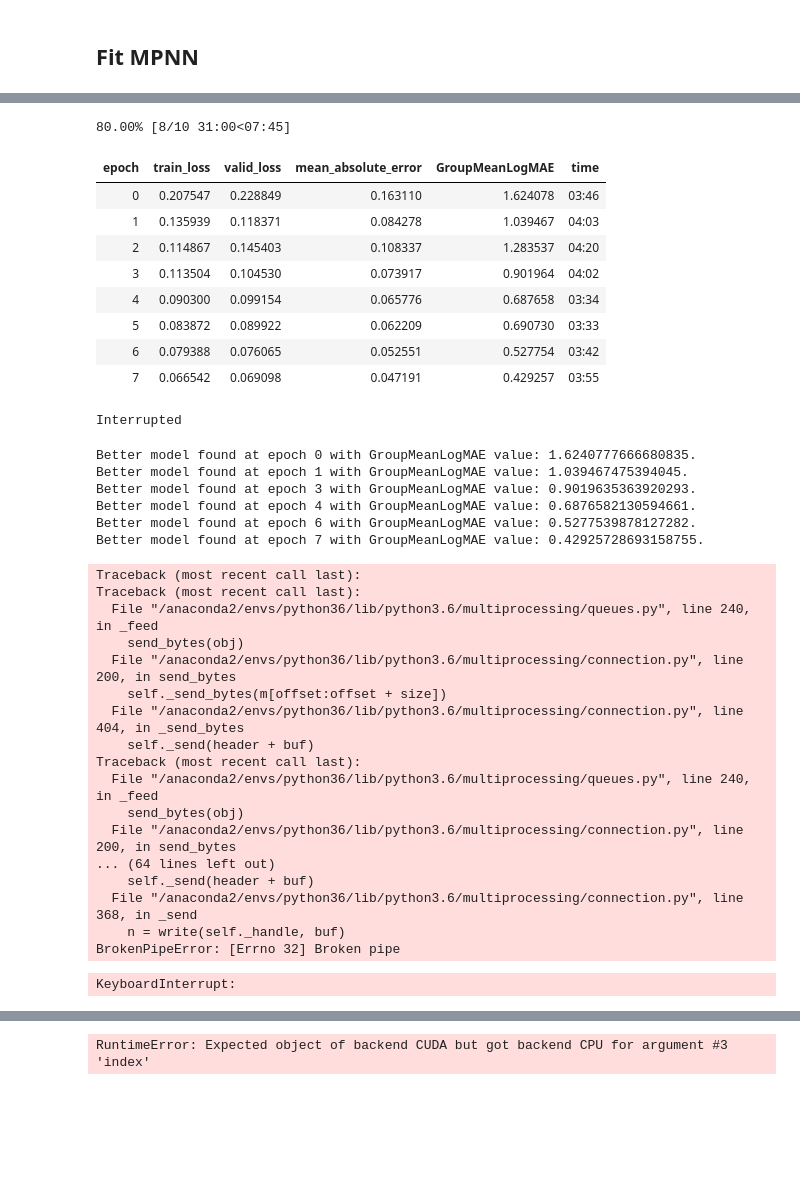
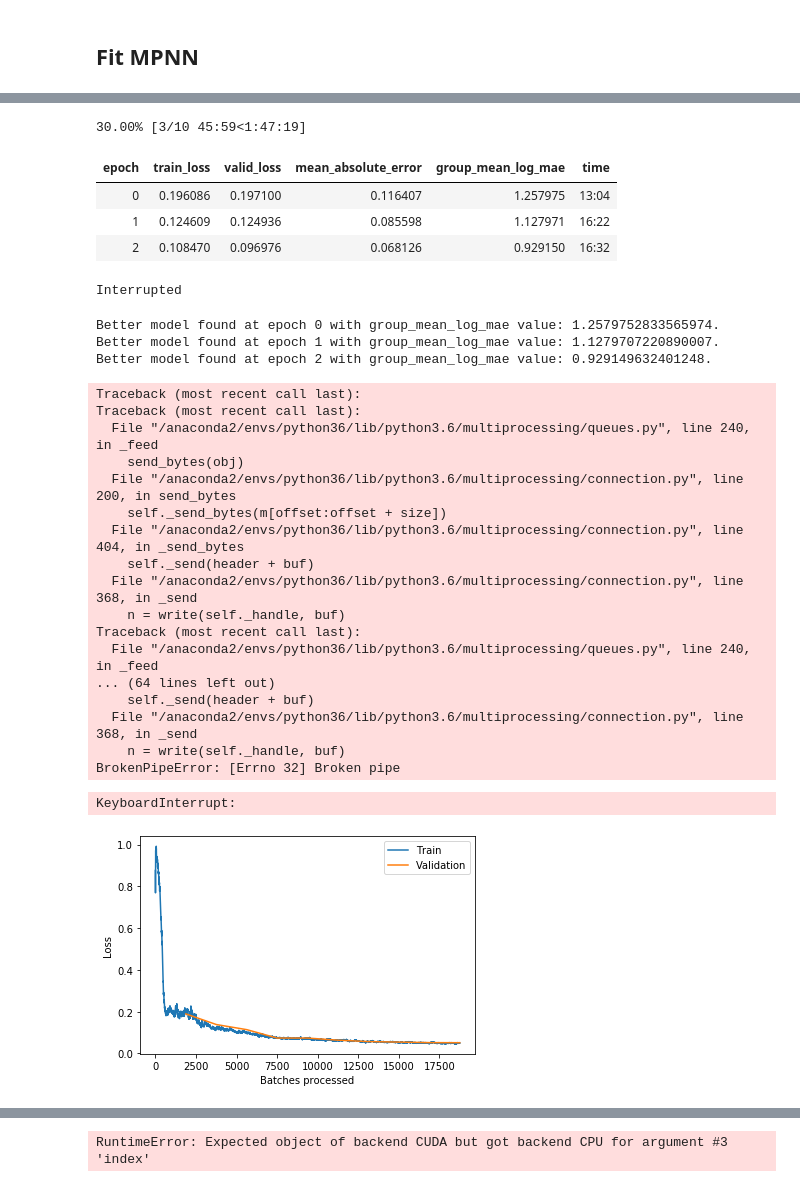
Before and after one commit to robinniesert/kaggle-champs, a Jupyter notebook: nbs/mpnn_cuda.ipynb, the cells around one changed output, grey strips where cells are left out. Cells and saved outputs as stored; diff of their text form; code cells hidden in the pictures; blank space fills up the shorter version.

```diff
--- a/nbs/mpnn_cuda.ipynb
+++ b/nbs/mpnn_cuda.ipynb
@@ -1261,12 +1299,12 @@ class MoleculeDataset(Dataset):
         return xs, self.y[idx]
 # %%
 batch_size = 20
-use_master_node = True
+use_master_node = False
 # %%
-train_ds = MoleculeDataset(y_train, x_train, e_train, mask_train, pairs_idx_train,
-                           use_master_node, edge_mask_train, x_m_train, e_m_train)
-val_ds   = MoleculeDataset(y_val, x_val, e_val, mask_val, pairs_idx_val,
-                           use_master_node, edge_mask_val, x_m_val, e_m_val)
+train_ds = MoleculeDataset(y_train, x_train, e_train, mask_train, pairs_idx_train, edge_mask_train,
+                           types_train, use_master_node, x_m_train, e_m_train)
+val_ds   = MoleculeDataset(y_val, x_val, e_val, mask_val, pairs_idx_val, edge_mask_val,
+                           types_val, use_master_node, x_m_val, e_m_val)
 train_dl = DataLoader(train_ds, batch_size, shuffle=True, num_workers=8)
 val_dl   = DataLoader(val_ds, batch_size, num_workers=8)
 db = DataBunch(train_dl, val_dl)
@@ -1283,7 +1323,7 @@ class GroupMeanLogMAE(Callback):
     types_cidx = 2
 
     def __init__(self, learn, **kwargs): self.learn = learn
-    def on_train_begin(self, **kwargs): self.learn.recorder.add_metric_names(['GroupMeanLogMAE'])
+    def on_train_begin(self, **kwargs): self.learn.recorder.add_metric_names(['group_mean_log_mae'])
     def on_epoch_begin(self, **kwargs): self.input, self.output, self.target = [], [], []
 
     def on_batch_end(self, last_target, last_output, last_input, train, **kwargs):
@@ -1315,13 +1355,16 @@ def set_seed(seed=100):
     # numpy RNG
     np.random.seed(seed)
 # %%
-wd = 1e-6
+wd, batch_norm = 0, False
 update_steps, proc_steps = 5, 10
 n_x, n_h, n_e = N_ATOM_FEATURES, 50, N_EDGE_FEATURES
 n_x_m, n_h_m, n_e_m = N_MASTER_FEATURES, 100, N_MASTER_EDGE_FEATURES
-enn_args = dict(layers=[50, 50, 50, 50], act=nn.ReLU(True), dropout=[0.0, 0.0, 0.0, 0.0], batch_norm=False)
-master_enn_args = dict(layers=[50, 50, 50, 50], act=nn.ReLU(True), dropout=[0.0, 0.0, 0.0, 0.0], batch_norm=False)
-R_net_args = dict(layers=[200, 100], act=nn.ReLU(True), dropout=[0.0, 0.0], batch_norm=False)
+enn_args = dict(layers=[50, 50, 50, 50], act=nn.ReLU(True), dropout=[0.0, 0.0, 0.0, 0.0],
+                batch_norm=batch_norm)
+master_enn_args = dict(layers=[50, 50, 50, 50], act=nn.ReLU(True), dropout=[0.0, 0.0, 0.0, 0.0],
+                       batch_norm=batch_norm)
+R_net_args = dict(pre_layers=[200], post_layers=[100], act=nn.ReLU(True), dropout=[0.0, 0.0],
+                  batch_norm=batch_norm)
 # %%
 set_seed(100)
 if use_master_node:
@@ -1342,24 +1422,16 @@ LR Finder is complete, type {learner_name}.recorder.plot() to see the graph.
 # %%
-learn.fit_one_cycle(10, max_lr=1e-3, callbacks=[SaveModelCallback(learn, every='improvement', mode='min',
-                                                                  monitor='GroupMeanLogMAE',  name='mpnn1')])
+learn.fit_one_cycle(10, max_lr=3e-4, callbacks=[SaveModelCallback(learn, every='improvement', mode='min',
+                                                                  monitor='group_mean_log_mae',  name='mpnn1')])
 # %% [output]
-80.00% [8/10 31:00<07:45]
+30.00% [3/10 45:59<1:47:19]
-| epoch | train_loss | valid_loss | mean_absolute_error | GroupMeanLogMAE | time |
-| 0 | 0.207547 | 0.228849 | 0.163110 | 1.624078 | 03:46 |
-| 1 | 0.135939 | 0.118371 | 0.084278 | 1.039467 | 04:03 |
-| 2 | 0.114867 | 0.145403 | 0.108337 | 1.283537 | 04:20 |
-| 3 | 0.113504 | 0.104530 | 0.073917 | 0.901964 | 04:02 |
-| 4 | 0.090300 | 0.099154 | 0.065776 | 0.687658 | 03:34 |
-| 5 | 0.083872 | 0.089922 | 0.062209 | 0.690730 | 03:33 |
-| 6 | 0.079388 | 0.076065 | 0.052551 | 0.527754 | 03:42 |
-| 7 | 0.066542 | 0.069098 | 0.047191 | 0.429257 | 03:55 |
+| epoch | train_loss | valid_loss | mean_absolute_error | group_mean_log_mae | time |
+| 0 | 0.196086 | 0.197100 | 0.116407 | 1.257975 | 13:04 |
+| 1 | 0.124609 | 0.124936 | 0.085598 | 1.127971 | 16:22 |
+| 2 | 0.108470 | 0.096976 | 0.068126 | 0.929150 | 16:32 |
 Interrupted
-Better model found at epoch 0 with GroupMeanLogMAE value: 1.6240777666680835.
-Better model found at epoch 1 with GroupMeanLogMAE value: 1.039467475394045.
-Better model found at epoch 3 with GroupMeanLogMAE value: 0.9019635363920293.
-Better model found at epoch 4 with GroupMeanLogMAE value: 0.6876582130594661.
-Better model found at epoch 6 with GroupMeanLogMAE value: 0.5277539878127282.
-Better model found at epoch 7 with GroupMeanLogMAE value: 0.42925728693158755.
+Better model found at epoch 0 with group_mean_log_mae value: 1.2579752833565974.
+Better model found at epoch 1 with group_mean_log_mae value: 1.1279707220890007.
+Better model found at epoch 2 with group_mean_log_mae value: 0.929149632401248.
 Traceback (most recent call last):
 Traceback (most recent call last):
   File "/anaconda2/envs/python36/lib/python3.6/multiprocessing/queues.py", line 240, in _feed
@@ -1368,14 +1440,18 @@ Traceback (most recent call last):
     self._send_bytes(m[offset:offset + size])
   File "/anaconda2/envs/python36/lib/python3.6/multiprocessing/connection.py", line 404, in _send_bytes
     self._send(header + buf)
+  File "/anaconda2/envs/python36/lib/python3.6/multiprocessing/connection.py", line 368, in _send
+    n = write(self._handle, buf)
 Traceback (most recent call last):
   File "/anaconda2/envs/python36/lib/python3.6/multiprocessing/queues.py", line 240, in _feed
-    send_bytes(obj)
-  File "/anaconda2/envs/python36/lib/python3.6/multiprocessing/connection.py", line 200, in send_bytes
 ... (64 lines left out)
     self._send(header + buf)
   File "/anaconda2/envs/python36/lib/python3.6/multiprocessing/connection.py", line 368, in _send
     n = write(self._handle, buf)
 BrokenPipeError: [Errno 32] Broken pipe
 KeyboardInterrupt:
+# %%
+learn.recorder.plot_losses()
+# %% [output]
+[figure, added]
 # %%
```
Also changed, not shown: parts of 25 cells of this notebook, 1 other file.
